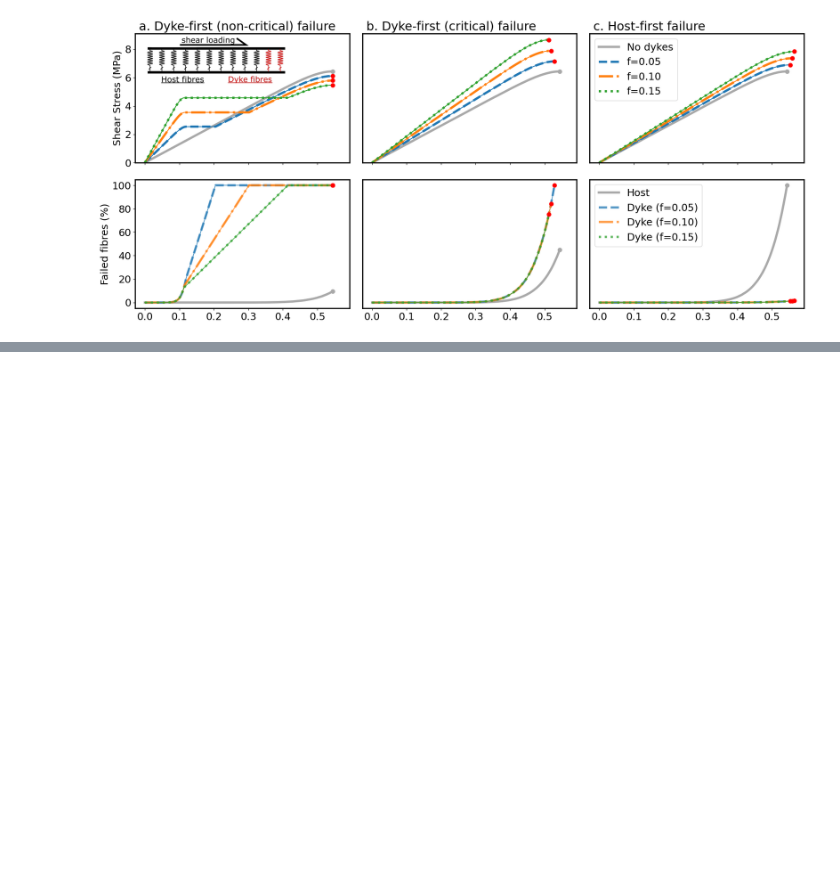
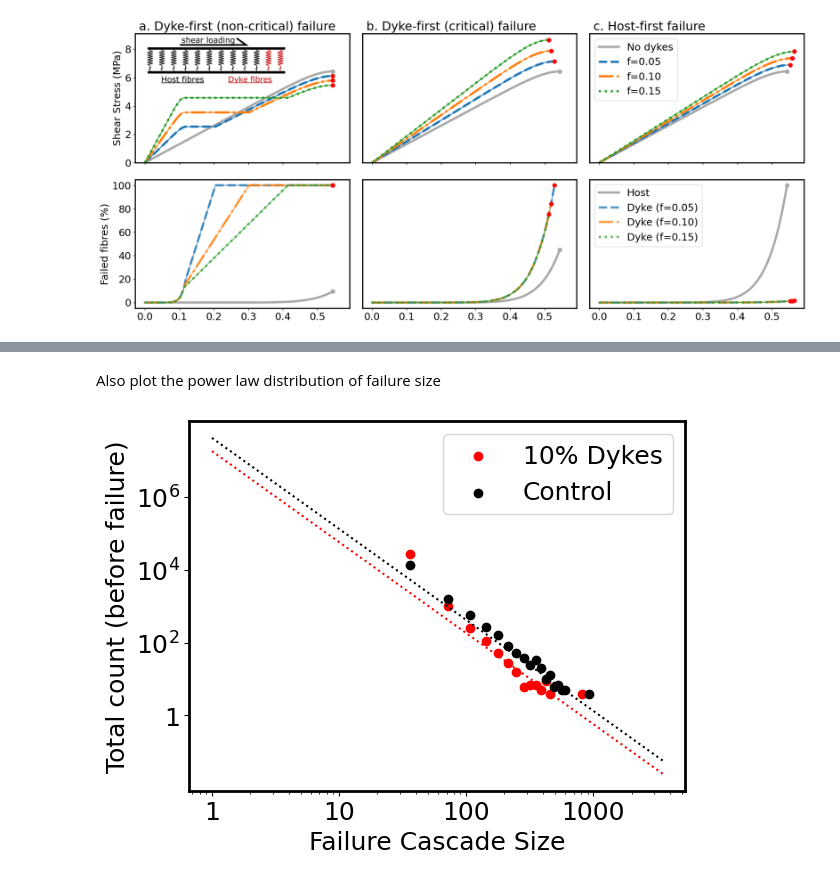
Before and after one commit to samthiele/dyke_network_failure, a Jupyter notebook: Appendix1.ipynb, the cells around one changed output, grey strips where cells are left out. Cells and saved outputs as stored; diff of their text form; code cells hidden in the pictures; blank space fills up the shorter version.

```diff
--- a/Appendix1.ipynb
+++ b/Appendix1.ipynb
@@ -957,0 +718,33 @@ plt.show()
+# %% [markdown]
+Also plot the power law distribution of failure size
+# %%
+m = fbm[1][2] # use model representative of La Palma and with 0.1 dyke fraction
+ae = np.hstack([m.ae_A[ m.ae_A > 1 ], m.ae_B[ m.ae_B > 1 ] ] ) # gather all failure cascades
+ae_ctrl = control.ae_B[ control.ae_B > 1 ]
+
+mx = np.max( [np.max(ae), np.max(ae_ctrl) ] )
+for _ae,c,l in zip( [ae, ae_ctrl], ['r', 'k'], ['10% Dykes', 'Control']):
+    counts, bins = np.histogram(_ae, range=(1,mx), bins=100 )
+    plt.scatter(bins[1:][counts>3], counts[counts>3], color=c, label=l) # only plot cascades
+                                                                        # for which we have >3 counts
+                                                                        # (to avoid mess at cutoff limit)
+
+    # plot trend line
+    _m = -5/2
+    _c = np.median(np.log(counts[counts>0])) - _m * np.median(np.log(bins[1:][counts>0]))
+    _x = np.log( np.linspace(1., mx, 1000 ) )
+    plt.plot( np.exp(_x), np.exp( _m*_x+_c ),color=c,linestyle=':')
+
+
+plt.xscale('log')
+plt.yscale('log')
+plt.gca().set_xticks([10**0,10**1,10**2, 10**3])
+plt.gca().set_xticklabels(['1','10','100', '1000'])
+plt.gca().set_yticks([10**0,10**2,10**4, 10**6])
+plt.gca().set_yticklabels(['1','$10^2$','$10^4$', '$10^6$'])
+plt.xlabel("Failure Cascade Size")
+plt.ylabel("Total count (before failure)")
+plt.legend()
+plt.show()
+# %% [output]
+[figure, added]
```
Also changed, not shown: parts of 16 cells of this notebook, 1 other file.
